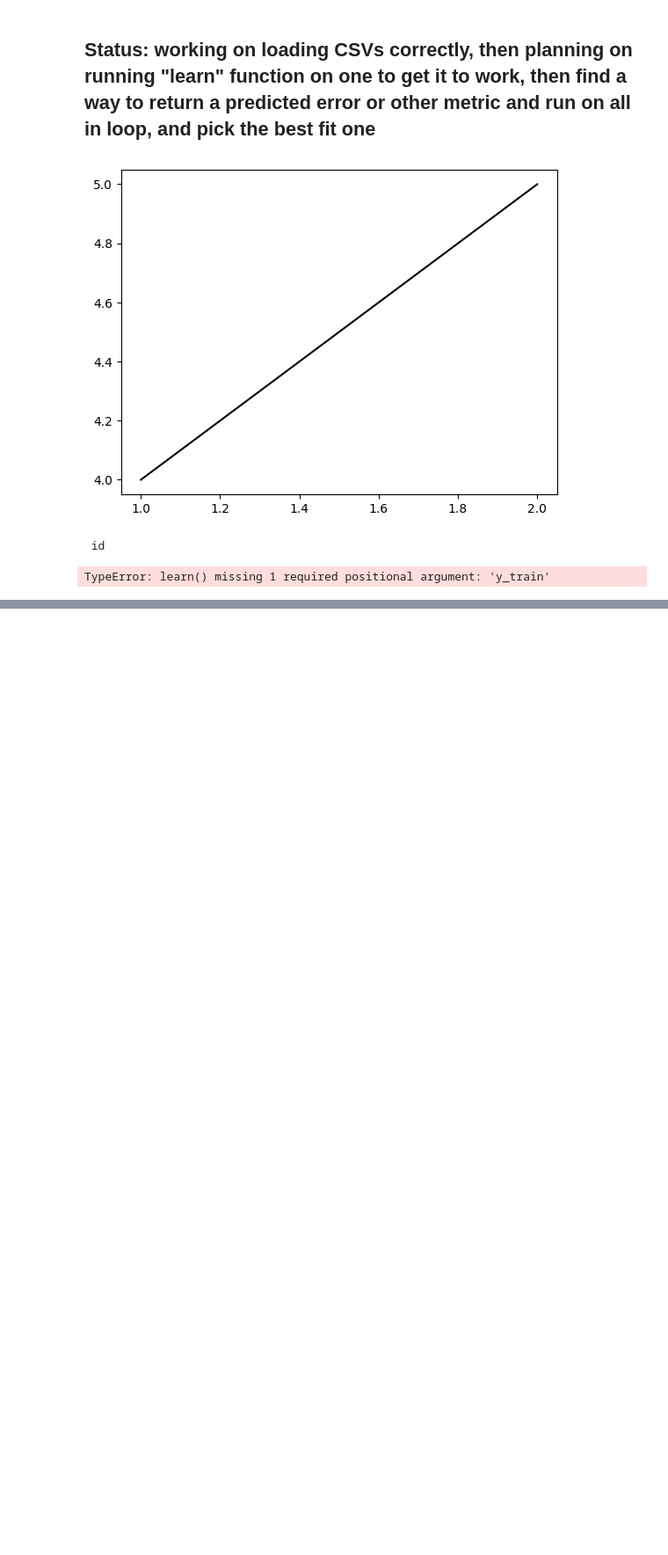
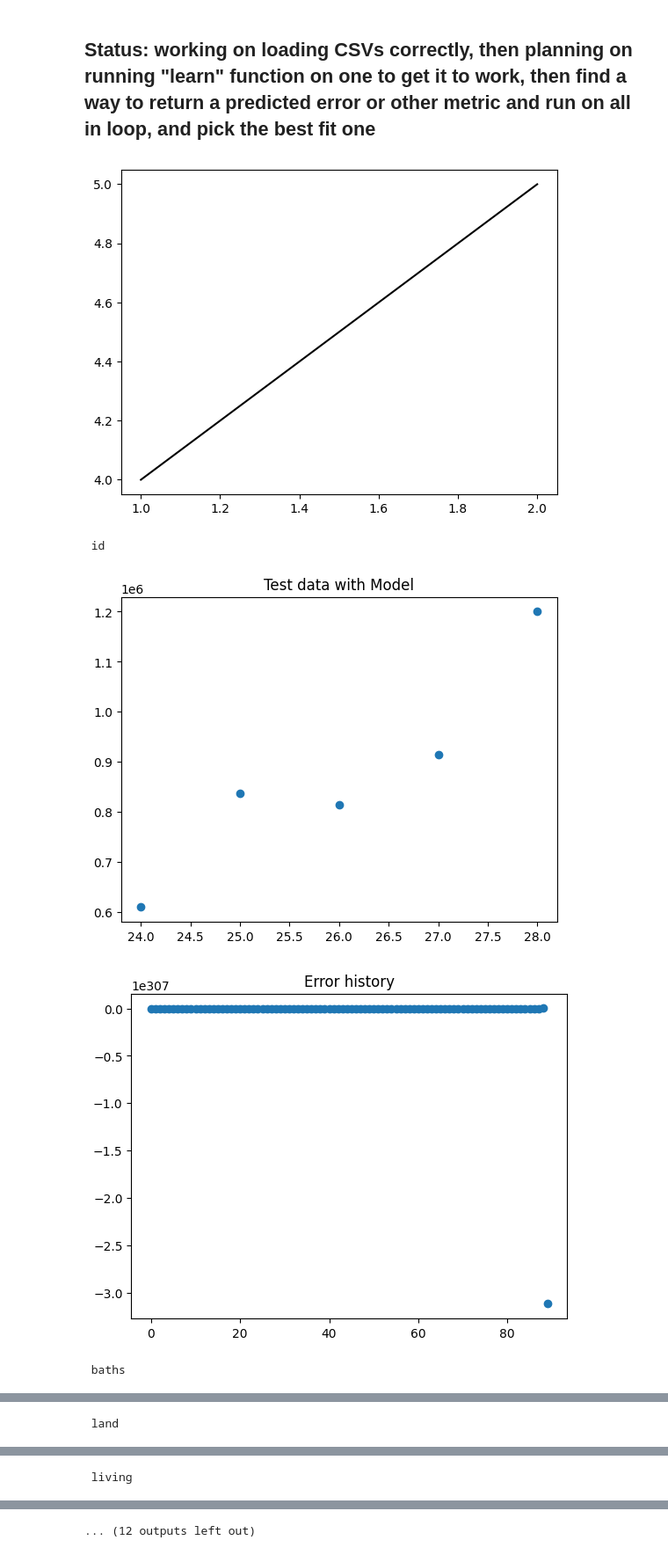
Before and after one commit to ghawkes333/LinearRegression, a Jupyter notebook: question2.ipynb, the cells around one changed output, grey strips where cells are left out. Shown at 88% size. Saved outputs shown, nothing was run; the diff lists cells and outputs as text; code cells hidden in the pictures; blank space fills up the shorter version.

Commit message:
Use the updated learn function for question 2

```diff
--- a/question2.ipynb
+++ b/question2.ipynb
@@ -49,29 +49,35 @@ plt.show()
 # %%
 data_formats = {'names': ('id', 'baths', 'land', 'living', 'garages', 'rooms','beds','age', 'price'), 'formats':('i2', 'f2', 'f4','f4', 'f4', 'i4', 'i4','i4','f8')}
 housing_train = np.loadtxt("train.csv", delimiter=',', skiprows=1, dtype=data_formats)
 housing_test = np.loadtxt("test.csv", delimiter=',', skiprows=1, dtype=data_formats)
 #House ID,Bathrooms,Land Area,Living area,# Garages,# Rooms,# Bedrooms,Age of home,Price
 
 housing_train_output = housing_train["price"]
 
 for n in data_formats["names"]:
     if n == 'price':
         continue
     print("\n\n", n)
     housing_train_input = housing_train[n]
 
-    learned_slope, bias, slope_history, bias_history, error_history, final_loss = learn(200, housing_train_input, housing_train_output)
-    print(f"Learned slope: {learned_slope}")
-    print(f"Learned bias: {bias}")
-    print(f"Equation: h(x) = {learned_slope}x + {bias}")
-    print(f"Loss is {final_loss}")
+    weights, weight_history, error_history, final_loss = learn(0.00001, 200, 4, housing_train_input, housing_train_output)
 
-    plt.scatter(housing_train_input, housing_train_output)
-    first_x = np.min(housing_train_input)
-    last_x = np.max(housing_train_input)
-    plt.plot([first_x, last_x], [bias - first_x * learned_slope, bias + last_x * learned_slope], color="black")
-    plt.title(f"Price vs {n}")
+
+    plt.scatter(housing_test[n], housing_test["price"])
+    x_space = np.linspace(np.min(housing_test[n]), np.max(housing_test[n]))
+    num_weights = len(weights)
+    model_predictions =  [np.sum(weights * [x ** i for i in range(num_weights)]) for x in x_space]
+    plt.plot(x_space, model_predictions)
+    plt.title("Test data with Model")
     plt.show()
+
+    # Plot history of error
+    error_history = np.array(error_history)
+    plt.scatter([i for i in range(0, len(error_history))], error_history)
+    plt.title(f"Error history")
+    plt.show()
 # %% [output]
  id
+[figure, added]
+[figure, added]
-TypeError: learn() missing 1 required positional argument: 'y_train'
+ baths
@@ -77,0 +86 @@ TypeError: learn() missing 1 required positional argument: 'y_train'
+ land
@@ -77,0 +89 @@ TypeError: learn() missing 1 required positional argument: 'y_train'
+ living
@@ -77,0 +92 @@ TypeError: learn() missing 1 required positional argument: 'y_train'
+... (12 outputs left out)
```
Also changed, not shown: parts of 1 cell of this notebook.
